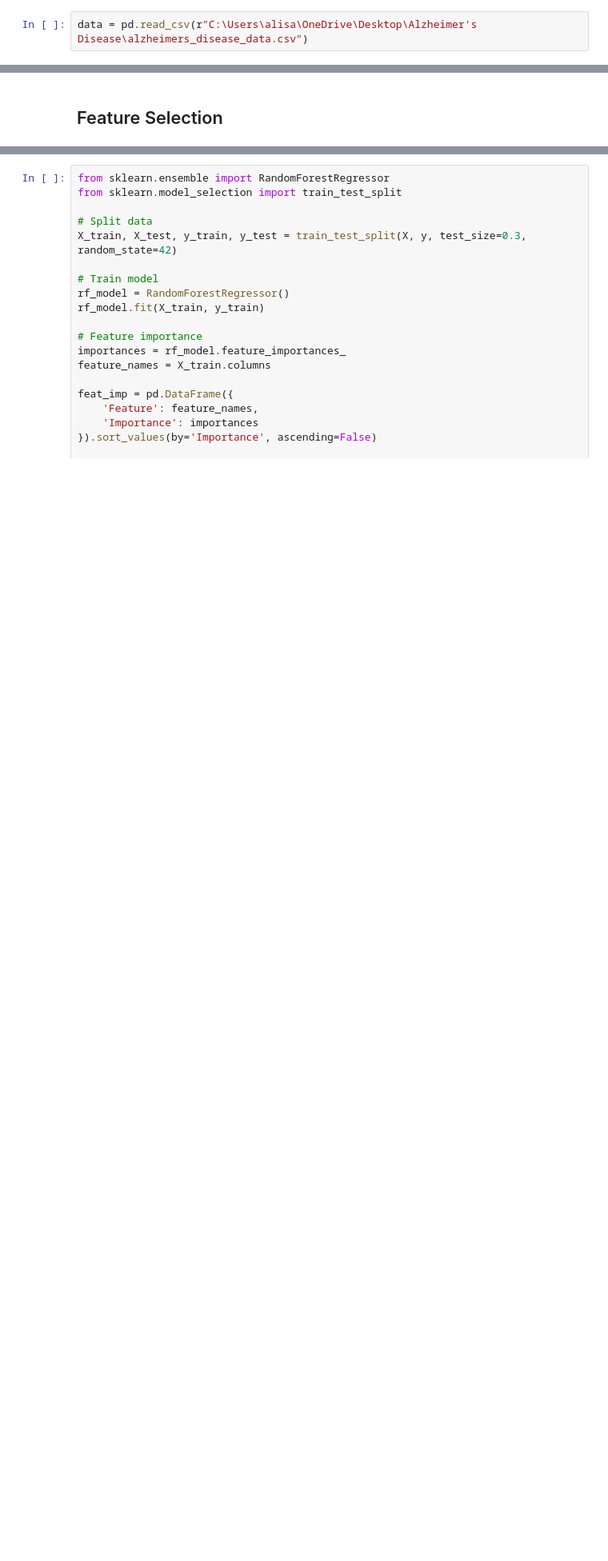
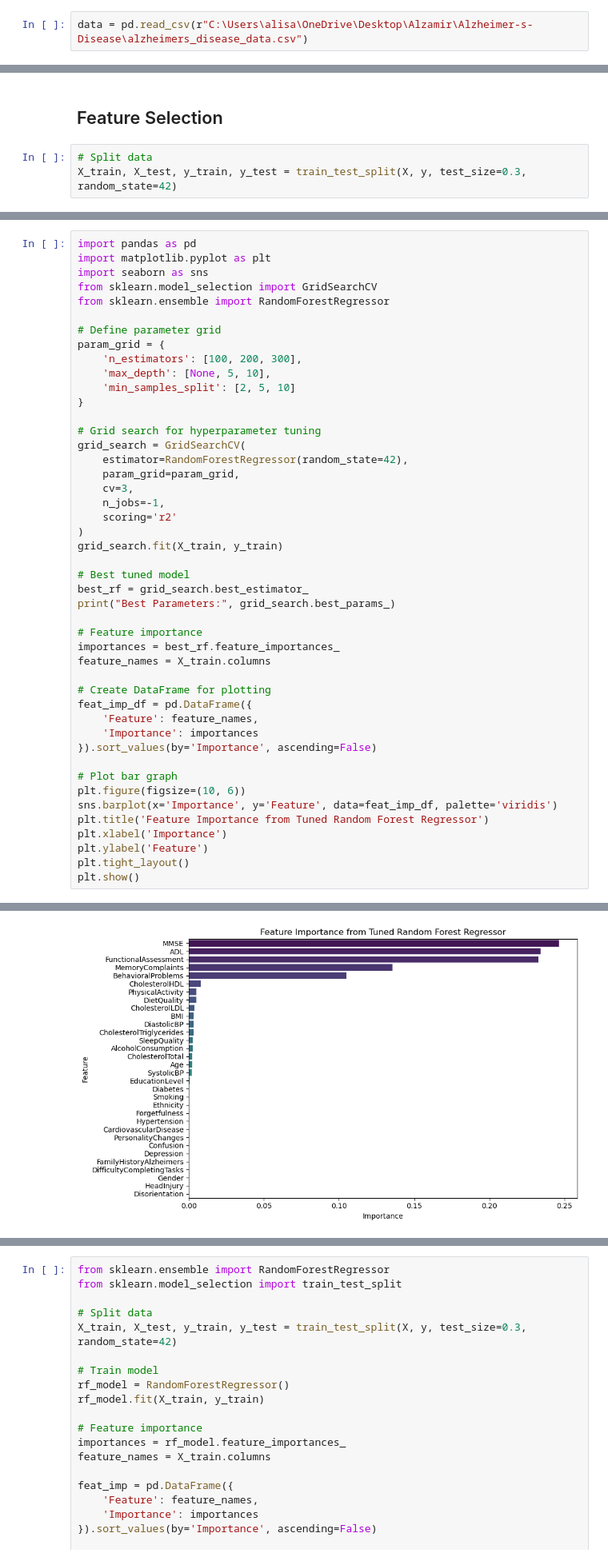
Before and after one commit to SadabAli/Alzheimer-s-Disease, a Jupyter notebook: DataBalanving_FeatureSelection.ipynb, the cells around one changed output, grey strips where cells are left out. Shown at 80% size. Saved outputs shown, nothing was run; the diff lists cells and outputs as text; blank space fills up the shorter version.

```diff
--- a/DataBalanving_FeatureSelection.ipynb
+++ b/DataBalanving_FeatureSelection.ipynb
@@ -5,7 +5,7 @@ from matplotlib import pyplot as plt
 import seaborn as sns
 from sklearn.model_selection import train_test_split
 # %%
-data = pd.read_csv(r"C:\Users\alisa\OneDrive\Desktop\Alzheimer's Disease\alzheimers_disease_data.csv")
+data = pd.read_csv(r"C:\Users\alisa\OneDrive\Desktop\Alzamir\Alzheimer-s-Disease\alzheimers_disease_data.csv")
 # %%
 data.sample(1)
 # %% [output]
@@ -109,3 +109,6 @@ F1 scores: [0.81560284 0.81294964 0.73992674 0.82857143 0.53874539]
 Mean F1: 0.7471592066238493
 # %% [markdown]
 ## Feature Selection
+# %%
+# Split data
+X_train, X_test, y_train, y_test = train_test_split(X, y, test_size=0.3, random_state=42)
@@ -111,0 +117,47 @@ Mean F1: 0.7471592066238493
+# %%
+import pandas as pd
+import matplotlib.pyplot as plt
+import seaborn as sns
+from sklearn.model_selection import GridSearchCV
+from sklearn.ensemble import RandomForestRegressor
+
+# Define parameter grid
+param_grid = {
+    'n_estimators': [100, 200, 300],
+    'max_depth': [None, 5, 10],
+    'min_samples_split': [2, 5, 10]
+}
+
+# Grid search for hyperparameter tuning
+grid_search = GridSearchCV(
+    estimator=RandomForestRegressor(random_state=42),
+    param_grid=param_grid,
+    cv=3,
+    n_jobs=-1,
+    scoring='r2'
+)
+grid_search.fit(X_train, y_train)
+
+# Best tuned model
+best_rf = grid_search.best_estimator_
+print("Best Parameters:", grid_search.best_params_)
+
+# Feature importance
+importances = best_rf.feature_importances_
+feature_names = X_train.columns
+
+# Create DataFrame for plotting
+feat_imp_df = pd.DataFrame({
+    'Feature': feature_names,
+    'Importance': importances
+}).sort_values(by='Importance', ascending=False)
+
+# Plot bar graph
+plt.figure(figsize=(10, 6))
+sns.barplot(x='Importance', y='Feature', data=feat_imp_df, palette='viridis')
+plt.title('Feature Importance from Tuned Random Forest Regressor')
+plt.xlabel('Importance')
+plt.ylabel('Feature')
+plt.tight_layout()
+plt.show()
+# %% [output]
@@ -111,0 +165 @@ Mean F1: 0.7471592066238493
+[figure, added]
```
Also changed, not shown: parts of 6 cells of this notebook, 8 other files.
